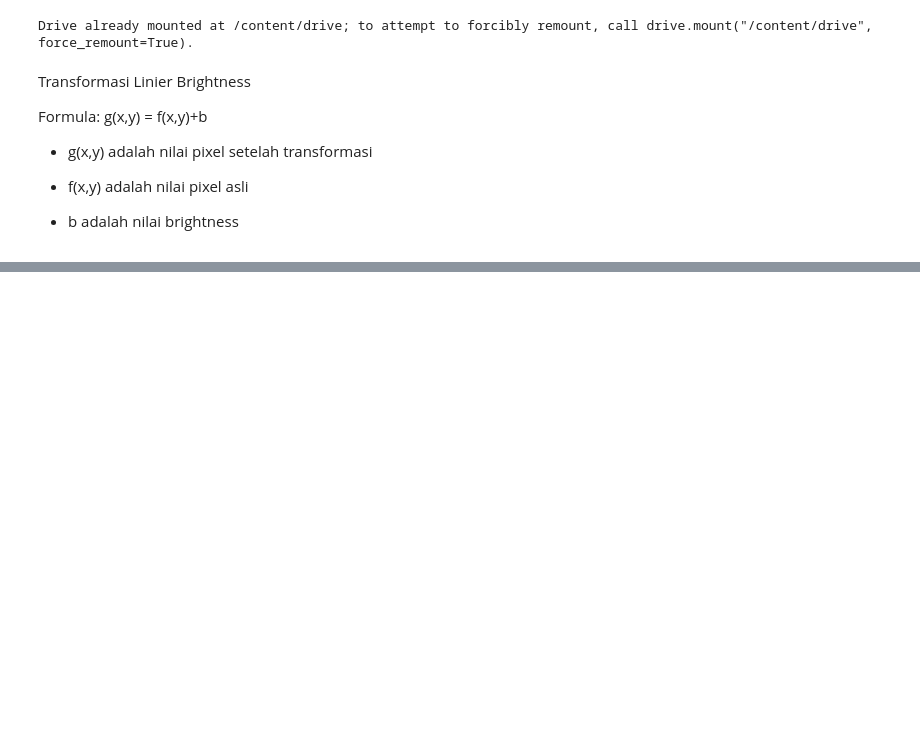
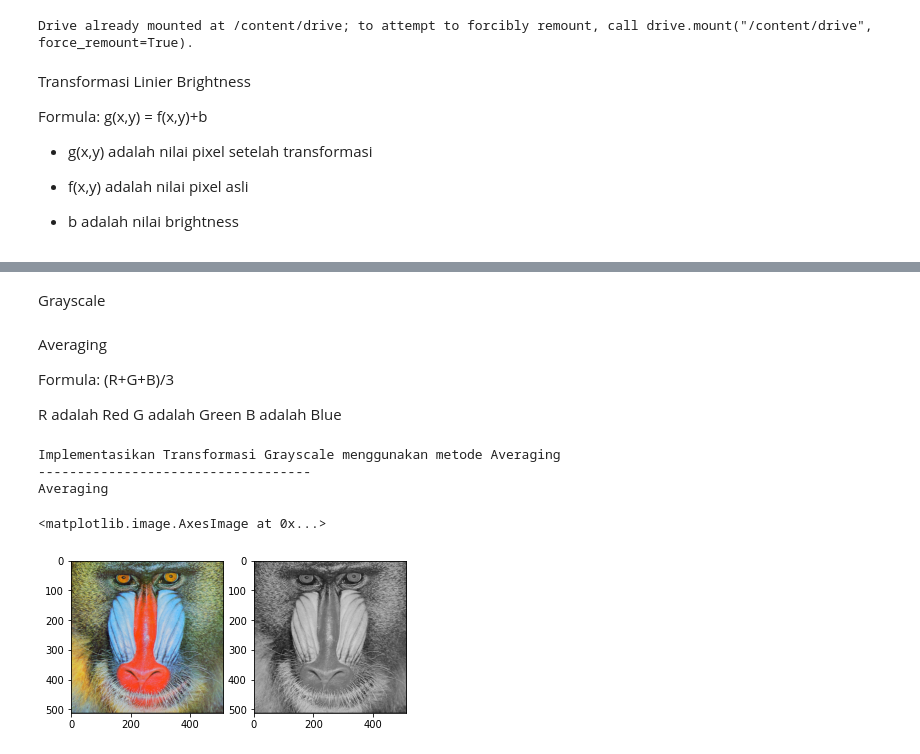
Before and after one commit to 11DiajengNidzom/PCVK_Genap_2023, a Jupyter notebook: Week3.ipynb, the cells around one changed output, grey strips where cells are left out. Cells and saved outputs as stored; diff of their text form; code cells hidden in the pictures; blank space fills up the shorter version.

```diff
--- a/Week3.ipynb
+++ b/Week3.ipynb
@@ -50,0 +123,39 @@ cv2_imshow(final_frame)
+# %% [markdown]
+Grayscale
+# %% [markdown]
+Averaging
+
+Formula: (R+G+B)/3
+
+R adalah Red
+G adalah Green
+B adalah Blue
+# %%
+print('Implementasikan Transformasi Grayscale menggunakan metode Averaging')
+print('-----------------------------------')
+
+image3 = cv.imread('/content/drive/MyDrive/PCVK/Images/mandrill.tiff')
+averaging_image3 = np.zeros(image3.shape, image3.dtype)
+
+image3 = cv.cvtColor(image3, cv.COLOR_BGR2RGB)
+
+#Akses per piksel
+for y in range(image3.shape[0]):
+  for x in range(image3.shape[1]):
+    blue = image3.item(y,x,0)
+    green = image3.item(y,x,1)
+    red = image3.item(y,x,2)
+    average = (blue + green + red) / 3
+    averaging_image3[y,x] = [average, average, average]
+
+
+print('Averaging')
+fig, ax = plt.subplots(1,2)
+ax[0].imshow(image3)
+ax[1].imshow(averaging_image3)
+# %% [output]
+Implementasikan Transformasi Grayscale menggunakan metode Averaging
+-----------------------------------
+Averaging
+<matplotlib.image.AxesImage at 0x...>
+[figure, added]
```
Also changed, not shown: parts of 8 cells of this notebook.
